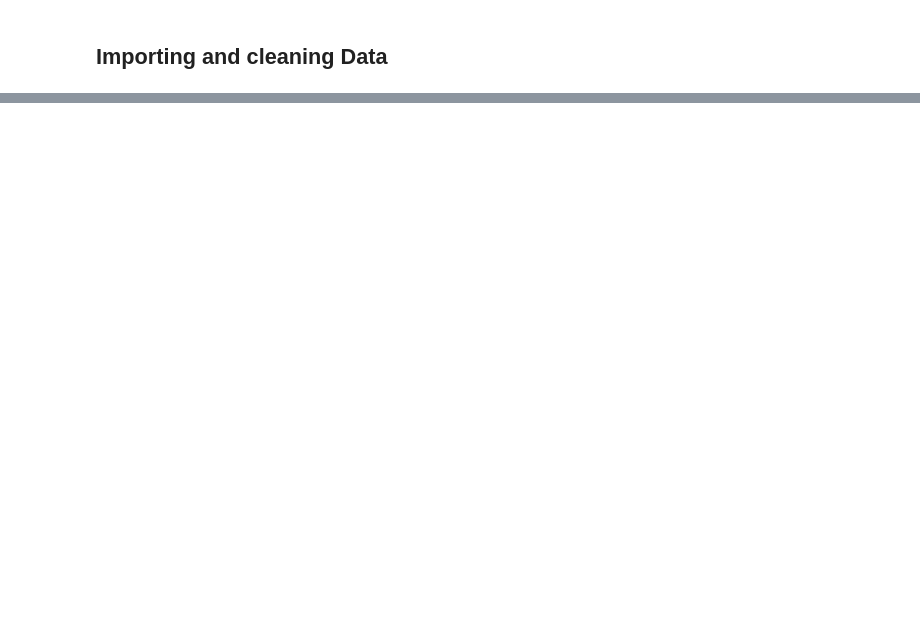
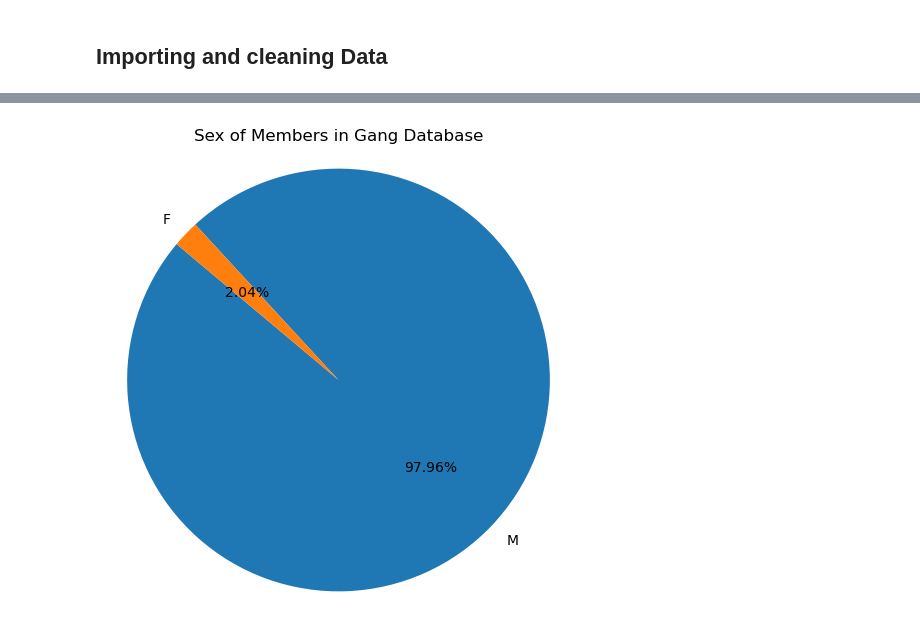
Before and after one commit to cedric066/INST204Audit, a Jupyter notebook: data_analysis.ipynb, the cells around one changed output, grey strips where cells are left out. Drawn from its saved outputs; the diff is of its cells as text; code cells hidden in the pictures; blank space fills up the shorter version.

```diff
--- a/data_analysis.ipynb
+++ b/data_analysis.ipynb
@@ -64,0 +99,10 @@ base_df.head(15)
+# %%
+# Gender pie chart
+sex_counts = base_df["sex"].value_counts()
+plt.figure(figsize=(6, 6))
+plt.pie(sex_counts, labels=sex_counts.index, autopct="%.2f%%", startangle=140)
+plt.title("Sex of Members in Gang Database")
+plt.axis("equal")
+plt.show()
+# %% [output]
+[figure, added]
```
Also changed, not shown: parts of 6 cells of this notebook.
